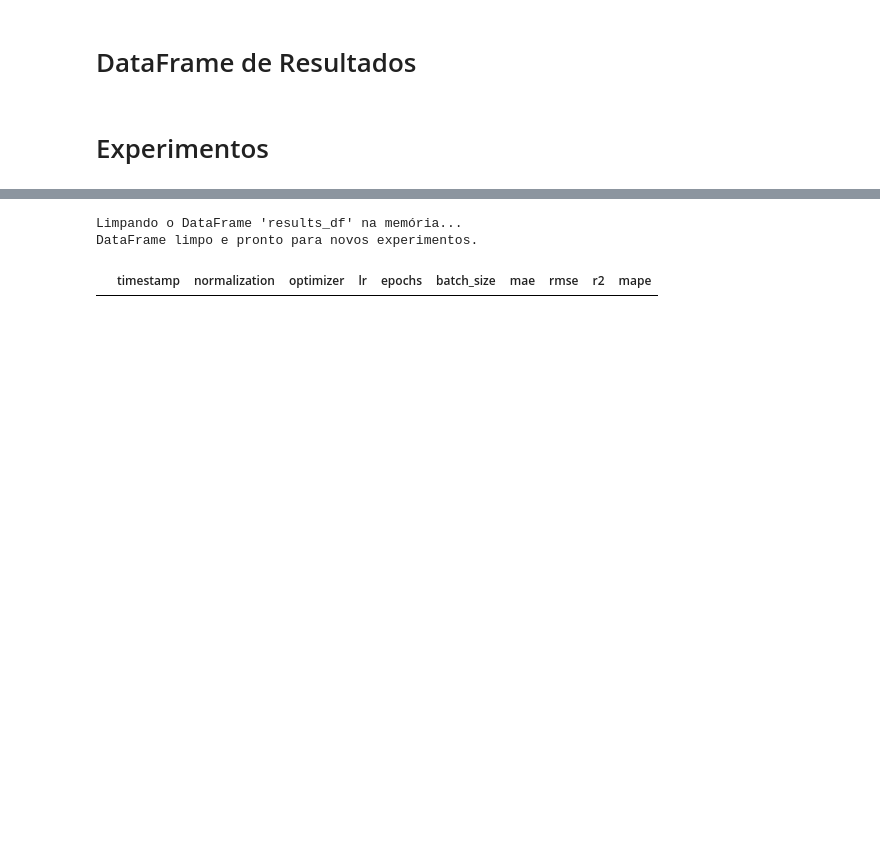
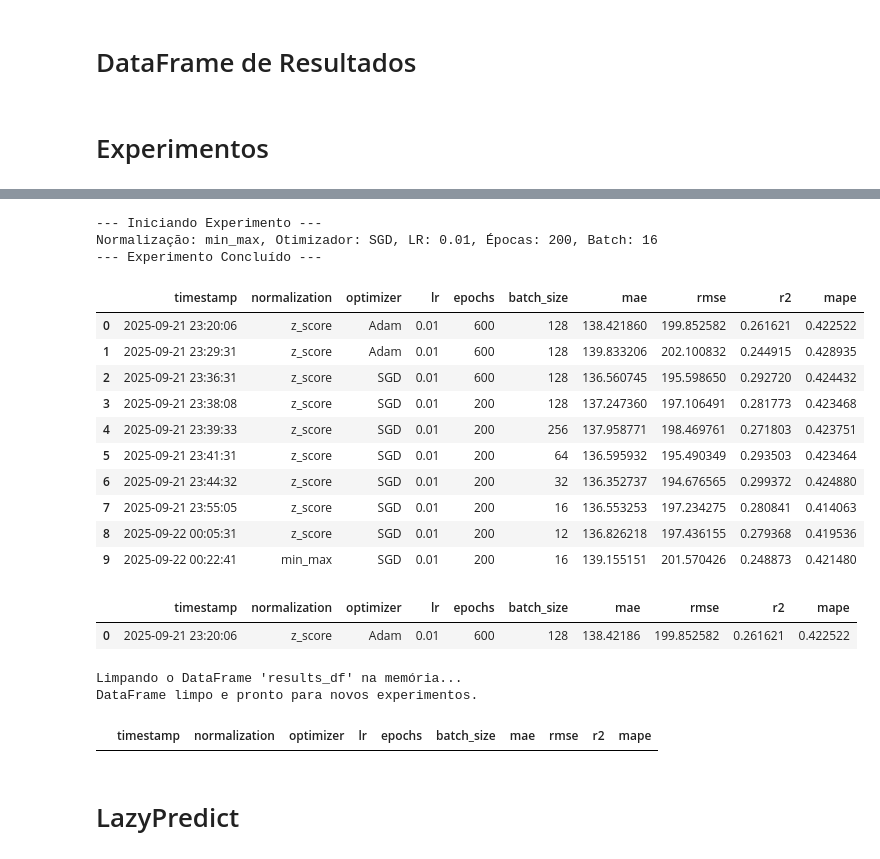
Before and after one commit to polianaraujo/dca0305, a Jupyter notebook: projeto1/lesson04_v3_2.ipynb, the cells around one changed output, grey strips where cells are left out. Cells and saved outputs as stored; diff of their text form; code cells hidden in the pictures; blank space fills up the shorter version.

```diff
--- a/projeto1/lesson04_v3_2.ipynb
+++ b/projeto1/lesson04_v3_2.ipynb
@@ -579,7 +579,23 @@ def run_experiment(X_data, y_data, normalization_type, optimizer_type, lr, n_epo
     # --- 3. Configuração e Treinamento do Modelo ---
     torch.manual_seed(42)
     D = x_tensor.shape[1]
-    model = nn.Sequential(nn.Linear(D, 1))
+    # model = nn.Sequential(nn.Linear(D, 1))
+    # model = nn.Sequential(
+    #     nn.Linear(D, 64),      # Camada de entrada (D features) para 64 neurônios
+    #     nn.ReLU(),             # Função de ativação não-linear
+    #     nn.Linear(64, 32),     # Camada oculta de 64 para 32 neurônios
+    #     nn.ReLU(),             # Outra função de ativação
+    #     nn.Linear(32, 1)       # Camada de saída de 32 para 1 (o preço previsto)
+    # )
+    model = nn.Sequential(
+        nn.Linear(D, 64),
+        nn.ReLU(),
+        nn.Dropout(0.3),  # Desliga 30% dos neurônios aleatoriamente a cada passagem
+        nn.Linear(64, 32),
+        nn.ReLU(),
+        nn.Dropout(0.3),  # Outra camada de dropout
+        nn.Linear(32, 1)
+    )
 
     # Otimizador Condicional
     if optimizer_type == 'SGD':
@@ -821,3 +834,38 @@ Normalização: z_score, Otimizador: SGD, LR: 0.01, Épocas: 600, Batch: 128
+# %%
+exp15_results = run_experiment(
+    X_final,
+    y_final,
+    normalization_type='min_max',
+    optimizer_type='SGD',
+    lr=0.01,
+    n_epochs=200,
+    batch_size=16
+)
+results_df.loc[len(results_df)] = exp15_results
+
+# --- Visualizar e Salvar os resultados ---
+display(results_df)
+results_df.to_csv('resultados_experimentos.csv', index=False)
+# %% [output]
+--- Iniciando Experimento ---
+Normalização: min_max, Otimizador: SGD, LR: 0.01, Épocas: 200, Batch: 16
+--- Experimento Concluído ---
+|  | timestamp | normalization | optimizer | lr | epochs | batch_size | mae | rmse | r2 | mape |
+| 0 | 2025-09-21 23:20:06 | z_score | Adam | 0.01 | 600 | 128 | 138.421860 | 199.852582 | 0.261621 | 0.422522 |
+| 1 | 2025-09-21 23:29:31 | z_score | Adam | 0.01 | 600 | 128 | 139.833206 | 202.100832 | 0.244915 | 0.428935 |
+| 2 | 2025-09-21 23:36:31 | z_score | SGD | 0.01 | 600 | 128 | 136.560745 | 195.598650 | 0.292720 | 0.424432 |
+| 3 | 2025-09-21 23:38:08 | z_score | SGD | 0.01 | 200 | 128 | 137.247360 | 197.106491 | 0.281773 | 0.423468 |
+| 4 | 2025-09-21 23:39:33 | z_score | SGD | 0.01 | 200 | 256 | 137.958771 | 198.469761 | 0.271803 | 0.423751 |
+| 5 | 2025-09-21 23:41:31 | z_score | SGD | 0.01 | 200 | 64 | 136.595932 | 195.490349 | 0.293503 | 0.423464 |
+| 6 | 2025-09-21 23:44:32 | z_score | SGD | 0.01 | 200 | 32 | 136.352737 | 194.676565 | 0.299372 | 0.424880 |
+| 7 | 2025-09-21 23:55:05 | z_score | SGD | 0.01 | 200 | 16 | 136.553253 | 197.234275 | 0.280841 | 0.414063 |
+| 8 | 2025-09-22 00:05:31 | z_score | SGD | 0.01 | 200 | 12 | 136.826218 | 197.436155 | 0.279368 | 0.419536 |
+| 9 | 2025-09-22 00:22:41 | min_max | SGD | 0.01 | 200 | 16 | 139.155151 | 201.570426 | 0.248873 | 0.421480 |
+# %%
+results_df
+# %% [output]
+|  | timestamp | normalization | optimizer | lr | epochs | batch_size | mae | rmse | r2 | mape |
+| 0 | 2025-09-21 23:20:06 | z_score | Adam | 0.01 | 600 | 128 | 138.42186 | 199.852582 | 0.261621 | 0.422522 |
 # %%
 print("\nLimpando o DataFrame 'results_df' na memória...")
 
@@ -832,3 +880,5 @@ display(results_df)
 Limpando o DataFrame 'results_df' na memória...
 DataFrame limpo e pronto para novos experimentos.
 |  | timestamp | normalization | optimizer | lr | epochs | batch_size | mae | rmse | r2 | mape |
+# %% [markdown]
+# LazyPredict
```
Also changed, not shown: parts of 7 cells of this notebook, 2 other files.
